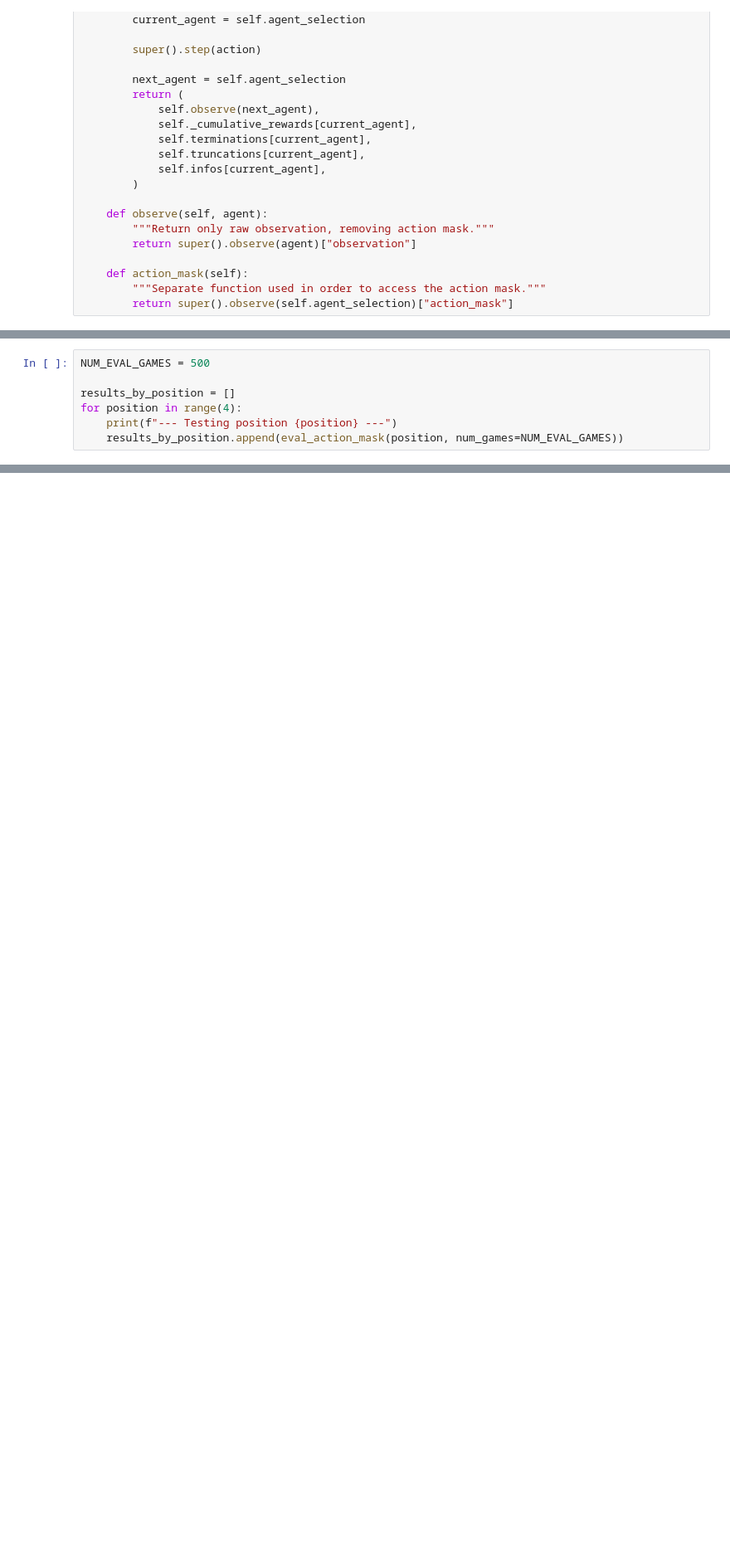
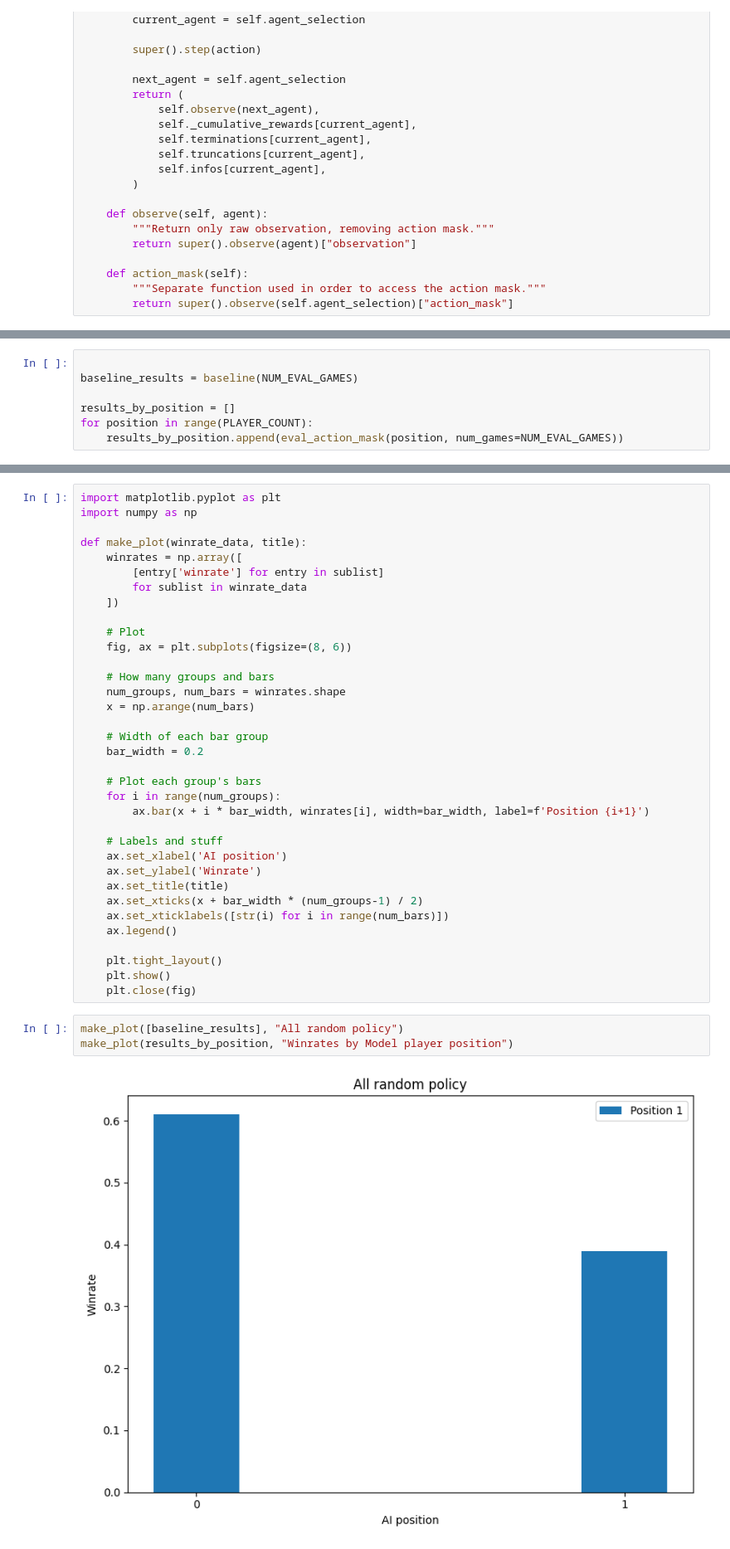
Before and after one commit to tbeeck/briscola-py-rl, a Jupyter notebook: train_and_eval.ipynb, the cells around one changed output, grey strips where cells are left out. Shown at 83% size. Saved outputs shown, nothing was run; the diff lists cells and outputs as text; blank space fills up the shorter version.

Commit message:
2 player support

```diff
--- a/train_and_eval.ipynb
+++ b/train_and_eval.ipynb
@@ -213,10 +218,10 @@ def eval_action_mask(player, num_games=100):
         player_results.append({"winrate": winrate})
     return player_results
 # %%
-NUM_EVAL_GAMES = 500
+
+baseline_results = baseline(NUM_EVAL_GAMES)
 
 results_by_position = []
-for position in range(4):
-	print(f"--- Testing position {position} ---")
+for position in range(PLAYER_COUNT):
 	results_by_position.append(eval_action_mask(position, num_games=NUM_EVAL_GAMES))
 # %% [output]
@@ -255,0 +233,40 @@ Winrates:
+# %%
+import matplotlib.pyplot as plt
+import numpy as np
+
+def make_plot(winrate_data, title):
+	winrates = np.array([
+		[entry['winrate'] for entry in sublist]
+		for sublist in winrate_data
+   	])
+
+	# Plot
+	fig, ax = plt.subplots(figsize=(8, 6))
+
+	# How many groups and bars
+	num_groups, num_bars = winrates.shape
+	x = np.arange(num_bars)
+
+	# Width of each bar group
+	bar_width = 0.2
+
+	# Plot each group's bars
+	for i in range(num_groups):
+		ax.bar(x + i * bar_width, winrates[i], width=bar_width, label=f'Position {i+1}')
+
+	# Labels and stuff
+	ax.set_xlabel('AI position')
+	ax.set_ylabel('Winrate')
+	ax.set_title(title)
+	ax.set_xticks(x + bar_width * (num_groups-1) / 2)
+	ax.set_xticklabels([str(i) for i in range(num_bars)])
+	ax.legend()
+
+	plt.tight_layout()
+	plt.show()
+	plt.close(fig)
+# %%
+make_plot([baseline_results], "All random policy")
+make_plot(results_by_position, "Winrates by Model player position")
+# %% [output]
+[figure, added]
```
Also changed, not shown: parts of 8 cells of this notebook, 1 other file.
